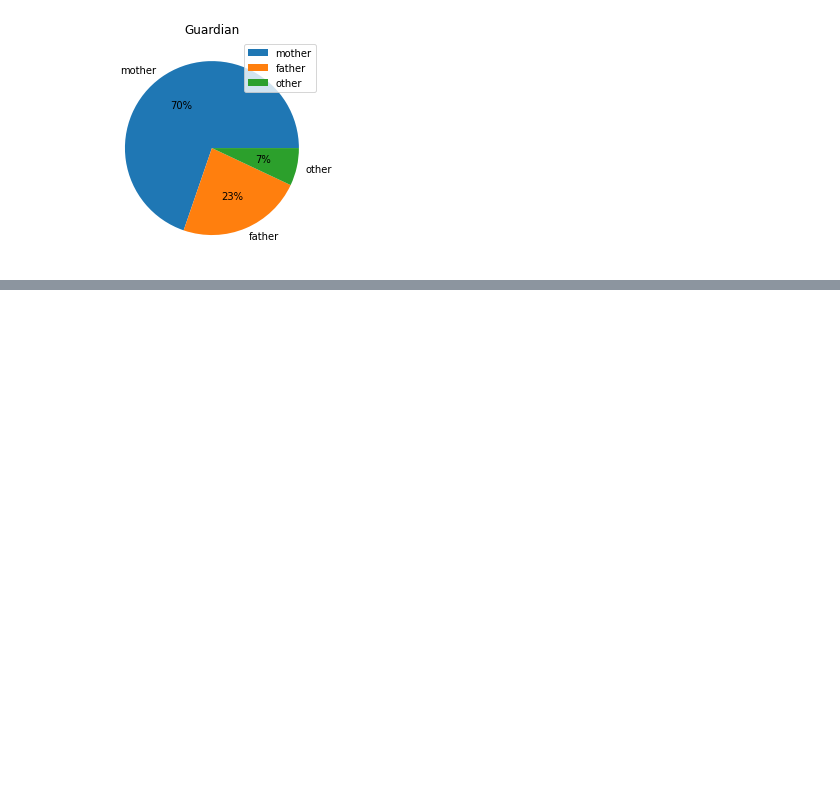
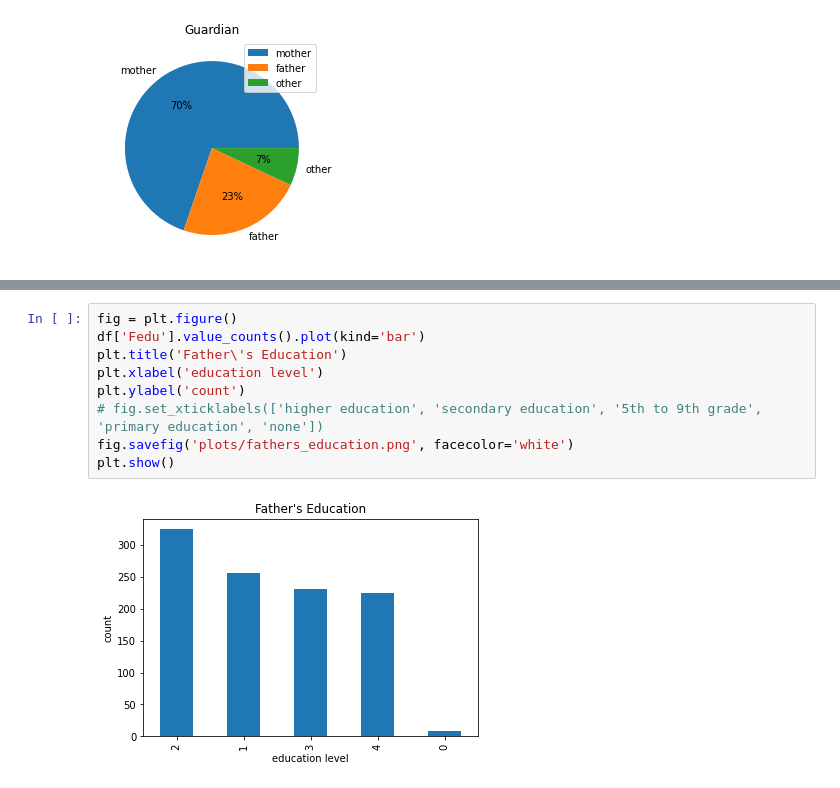
Before and after one commit to TharindaNimnajith/student-performance, a Jupyter notebook: dataset_analysis/column_data_analysis.ipynb, the cells around one changed output, grey strips where cells are left out. Cells and saved outputs as stored; diff of their text form; blank space fills up the shorter version.

```diff
--- a/dataset_analysis/column_data_analysis.ipynb
+++ b/dataset_analysis/column_data_analysis.ipynb
@@ -175,0 +224,11 @@ plt.show()
+# %%
+fig = plt.figure()
+df['Fedu'].value_counts().plot(kind='bar')
+plt.title('Father\'s Education')
+plt.xlabel('education level')
+plt.ylabel('count')
+# fig.set_xticklabels(['higher education', 'secondary education', '5th to 9th grade', 'primary education', 'none'])
+fig.savefig('plots/fathers_education.png', facecolor='white')
+plt.show()
+# %% [output]
+[figure, added]
```
Also changed, not shown: parts of 8 cells of this notebook, 6 other files.
